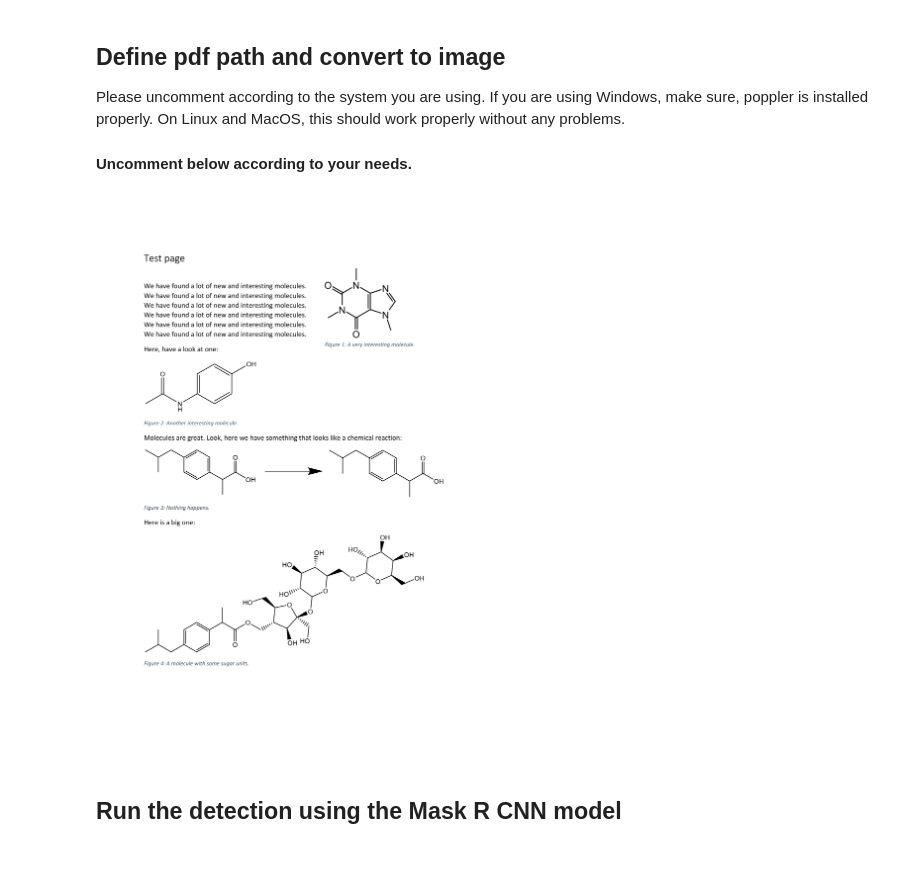
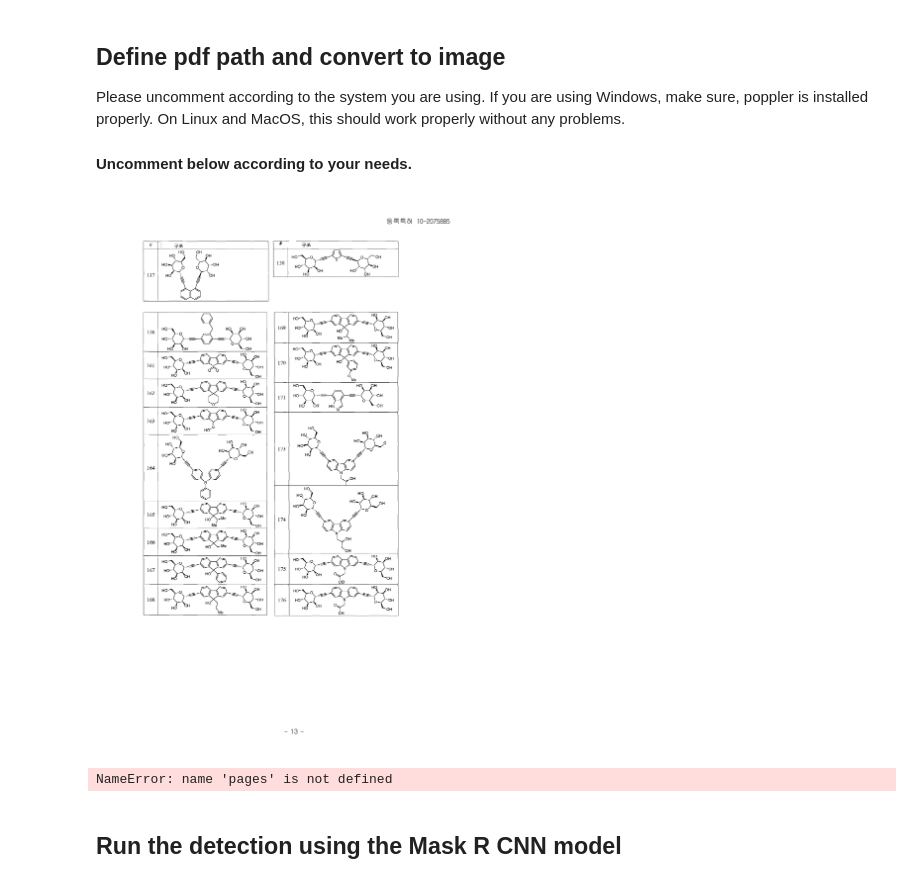
Before and after one commit to Kohulan/DECIMER-Image-Segmentation, a Jupyter notebook: DECIMER_Segmentation_notebook.ipynb, the cells around one changed output. Saved outputs shown, nothing was run; the diff lists cells and outputs as text; code cells hidden in the pictures.

```diff
--- a/DECIMER_Segmentation_notebook.ipynb
+++ b/DECIMER_Segmentation_notebook.ipynb
@@ -23,14 +60,22 @@ On Linux and MacOS, this should work properly without any problems.
 # %%
 path: str = os.path.abspath("./Validation/test_page.pdf")
+path: str = os.path.abspath("./Validation/page 35.pdf")
+path: str = os.path.abspath("./Validation/TW215080B_pages_45-55.pdf")
+path: str = os.path.abspath("./Validation/KR102075885B1_pages_10-20.pdf")
+
 # If you are using Windows, make sure to have poppler installed and show pdf2image where to find it.
 poppler_path = "C:\\Program Files (x86)\\poppler-0.68.0\\bin"  # CHANGE PATH
 pages = convert_from_path(path, 300, poppler_path=poppler_path)
 
 # If you are using Linux or MacOS, this should hopefully have been installed via conda/pip.
 # In that case, you just run:
 # pages = convert_from_path(path, 500)
-pages[0]
+pages[3]
 # %% [output]
-[figure, old version]
+[figure, new version]
+# %%
+pages[3]
+# %% [output]
+NameError: name 'pages' is not defined
 # %% [markdown]
 ## Run the detection using the Mask R CNN model
```
Also changed, not shown: parts of 5 cells of this notebook.
